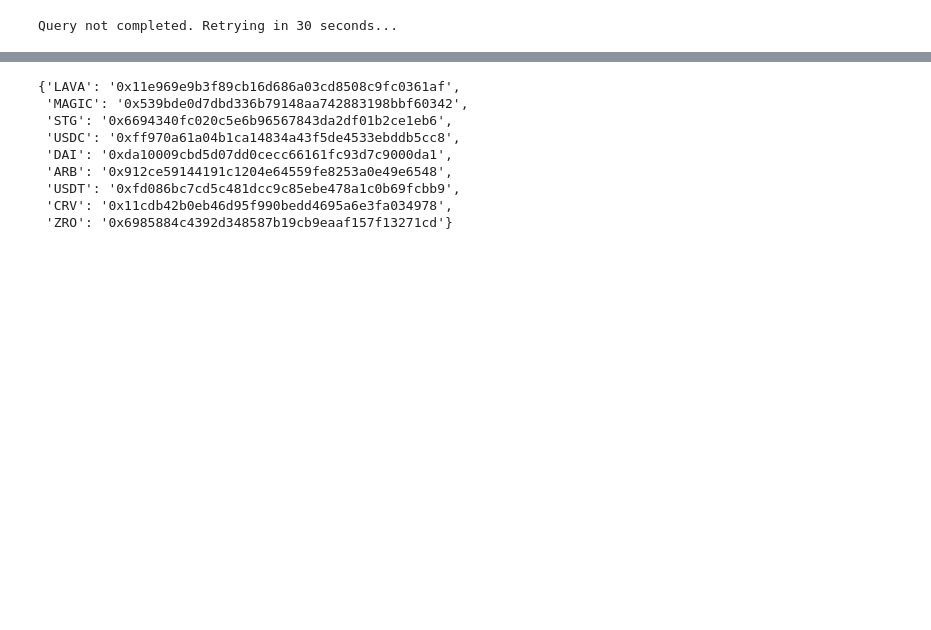
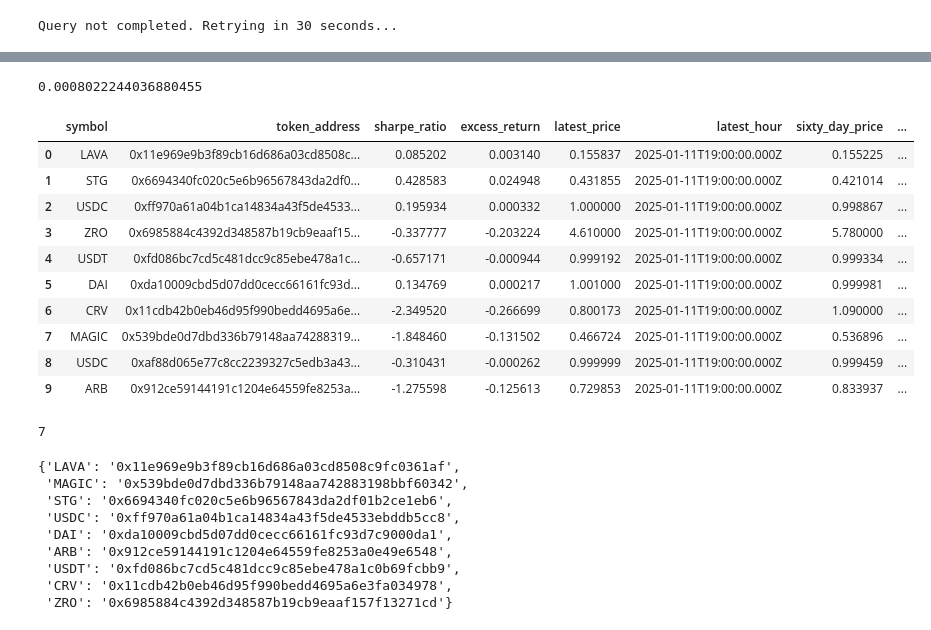
Before and after one commit to robo-advisor-lab/encode_hackathon_project, a Jupyter notebook: notebooks/trade_script.ipynb, the cells around one changed output, grey strips where cells are left out. Drawn from its saved outputs; the diff is of its cells as text; code cells hidden in the pictures; blank space fills up the shorter version.

```diff
--- a/notebooks/trade_script.ipynb
+++ b/notebooks/trade_script.ipynb
@@ -18,6 +18,7 @@ True
 # %%
 OPENAI_API_KEY = os.getenv('OPENAI_API_KEY')
 flipside_api_key = os.getenv("FLIPSIDE_API_KEY")
+FRED_API_KEY = os.getenv('FRED_API_KEY')
 
 ACCOUNT_ADDRESS = os.getenv('ACCOUNT_ADDRESS')
 PRIVATE_KEY = os.getenv('PRIVATE_KEY')
@@ -79,0 +82,13 @@ Connected to arbitrum via https://arb-mainnet.g.alchemy.com/v2/sDx1aRO1I82_YWxxU
+# %%
+three_month_tbill_historical_api = "https://api.stlouisfed.org/fred/series/observations?series_id=TB3MS&file_type=json"
+
+try:
+    three_month_tbill = fetch_and_process_tbill_data(api_url=three_month_tbill_historical_api, api_key=FRED_API_KEY,
+                                                     data_key="observations",
+                                                       date_column="date",
+                                                       value_column="value")
+    three_month_tbill['decimal'] = three_month_tbill['value'] / 100
+    current_risk_free = three_month_tbill['decimal'].iloc[-1]
+    print(f"3-month T-bill data fetched: {three_month_tbill.tail()}")
+except Exception as e:
+    print(f"Error in fetching tbill data: {e}")
@@ -479,3 +537,28 @@ latest_metrics_df
+# %%
+tbill_xd = (1 + current_risk_free) ** (days / 365.0) - 1
+print(tbill_xd)
+# %% [output]
+0.0008022244036880455
+# %%
+latest_metrics_df['excess_return'] = latest_metrics_df['token_return'] - tbill_xd
+latest_metrics_df['sharpe_ratio'] = (latest_metrics_df['excess_return']  / latest_metrics_df['stddev_30d'])
+latest_metrics_df
+# %% [output]
+|  | symbol | token_address | sharpe_ratio | excess_return | latest_price | latest_hour | sixty_day_price | ... |
+| 0 | LAVA | 0x11e969e9b3f89cb16d686a03cd8508c... | 0.085202 | 0.003140 | 0.155837 | 2025-01-11T19:00:00.000Z | 0.155225 | ... |
+| 1 | STG | 0x6694340fc020c5e6b96567843da2df0... | 0.428583 | 0.024948 | 0.431855 | 2025-01-11T19:00:00.000Z | 0.421014 | ... |
+| 2 | USDC | 0xff970a61a04b1ca14834a43f5de4533... | 0.195934 | 0.000332 | 1.000000 | 2025-01-11T19:00:00.000Z | 0.998867 | ... |
+| 3 | ZRO | 0x6985884c4392d348587b19cb9eaaf15... | -0.337777 | -0.203224 | 4.610000 | 2025-01-11T19:00:00.000Z | 5.780000 | ... |
+| 4 | USDT | 0xfd086bc7cd5c481dcc9c85ebe478a1c... | -0.657171 | -0.000944 | 0.999192 | 2025-01-11T19:00:00.000Z | 0.999334 | ... |
+| 5 | DAI | 0xda10009cbd5d07dd0cecc66161fc93d... | 0.134769 | 0.000217 | 1.001000 | 2025-01-11T19:00:00.000Z | 0.999981 | ... |
+| 6 | CRV | 0x11cdb42b0eb46d95f990bedd4695a6e... | -2.349520 | -0.266699 | 0.800173 | 2025-01-11T19:00:00.000Z | 1.090000 | ... |
+| 7 | MAGIC | 0x539bde0d7dbd336b79148aa74288319... | -1.848460 | -0.131502 | 0.466724 | 2025-01-11T19:00:00.000Z | 0.536896 | ... |
+| 8 | USDC | 0xaf88d065e77c8cc2239327c5edb3a43... | -0.310431 | -0.000262 | 0.999999 | 2025-01-11T19:00:00.000Z | 0.999459 | ... |
+| 9 | ARB | 0x912ce59144191c1204e64559fe8253a... | -1.275598 | -0.125613 | 0.729853 | 2025-01-11T19:00:00.000Z | 0.833937 | ... |
+# %%
+days
+# %% [output]
+7
 # %%
 portfolio = classifier_data[['symbol','token_address']]
 
```
Also changed, not shown: parts of 51 cells of this notebook, 10 other files.
